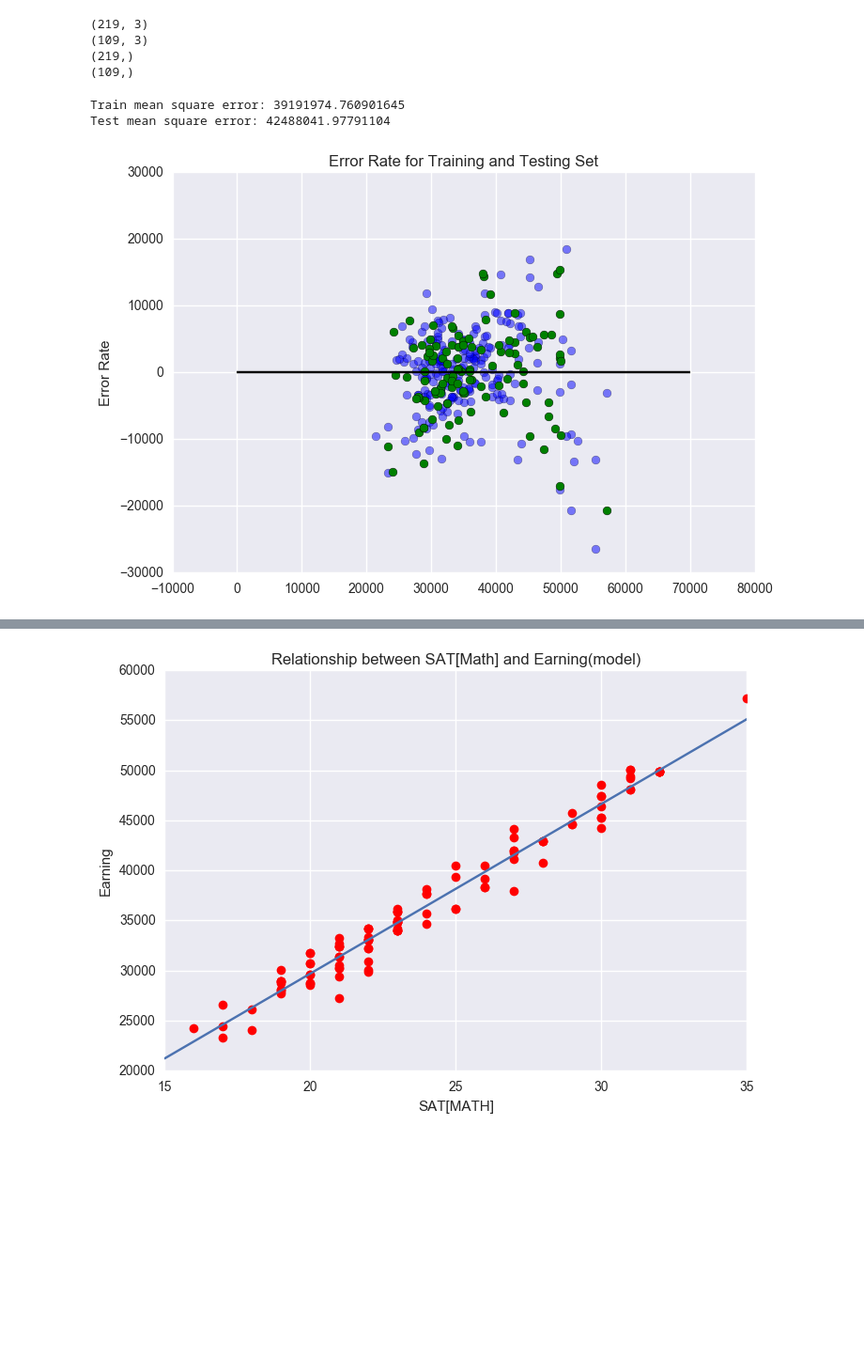
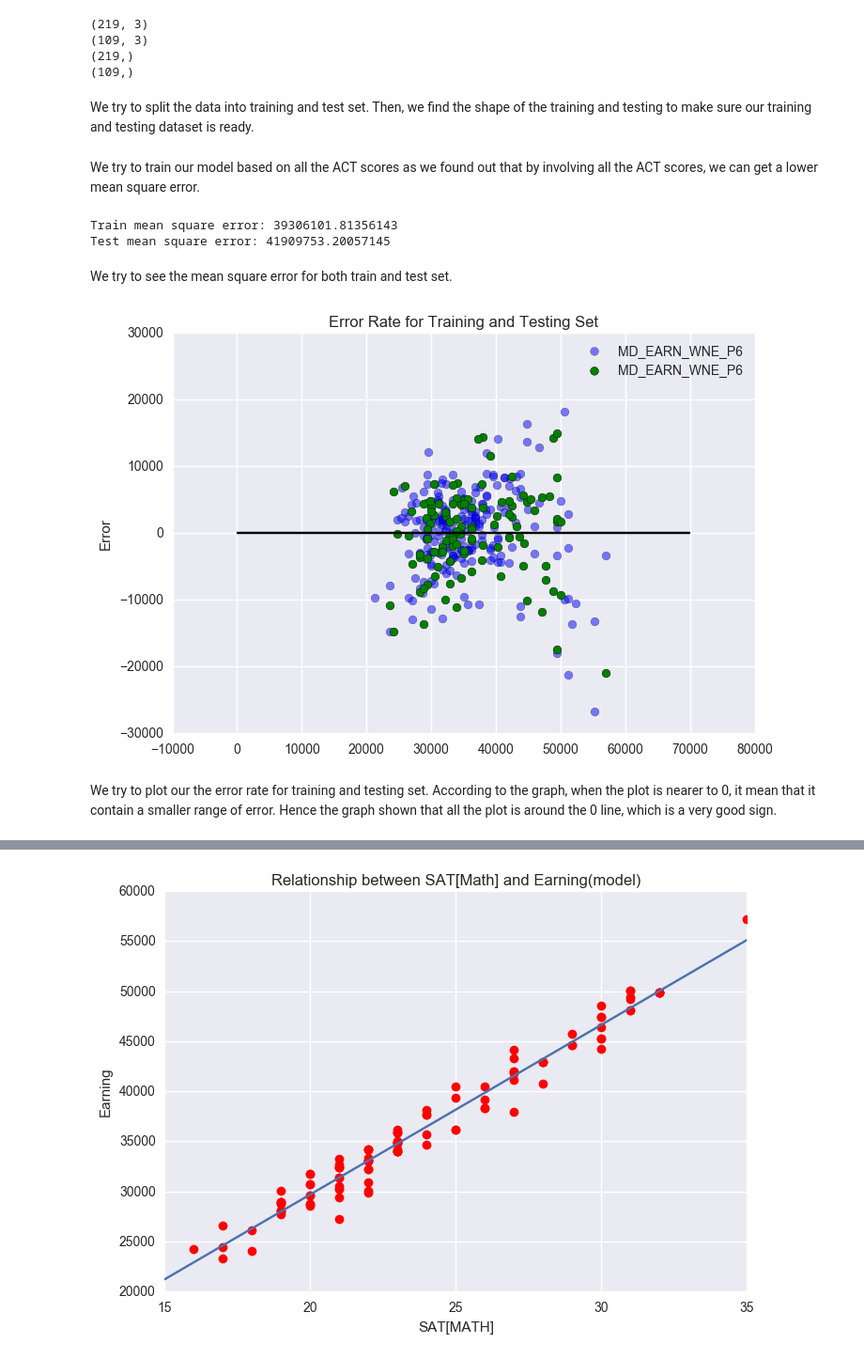
Before and after one commit to DarrylCheng/US-Dept-of-Education-College-Scorecard, a Jupyter notebook: US Dept of Education - College Scorecard.ipynb, the cells around one changed output, grey strips where cells are left out. Shown at 94% size. Cells and saved outputs as stored; diff of their text form; code cells hidden in the pictures; blank space fills up the shorter version.

```diff
--- a/US Dept of Education - College Scorecard.ipynb
+++ b/US Dept of Education - College Scorecard.ipynb
@@ -236,0 +358,3 @@ Over 98% of data from ADM_RATE are NaN values, and the variance is also relative
+# %%
+#Removing the outlier
+df_copy = df_copy[(df_copy["ACTWRMID"] > 0) & (df_copy["ACTWRMID"] <= 36)]
@@ -430,28 +652,37 @@ print(y_test.shape)
 (109, 3)
 (219,)
 (109,)
+# %% [markdown]
+We try to split the data into training and test set. Then, we find the shape of the training and testing to make sure our training and testing dataset is ready.
 # %%
 lm = LinearRegression()
 lm.fit(x_train, y_train)
 pred_train = lm.predict(x_train)
 pred_test = lm.predict(x_test)
+# %% [markdown]
+We try to train our model based on all the ACT scores as we found out that by involving all the ACT scores, we can get a lower mean square error.
 # %%
 print("Train mean square error:", np.mean((y_train - lm.predict(x_train)) ** 2))
 print("Test mean square error:", np.mean((y_test - lm.predict(x_test)) ** 2))
 # %% [output]
-Train mean square error: 39191974.760901645
-Test mean square error: 42488041.97791104
+Train mean square error: 39306101.81356143
+Test mean square error: 41909753.20057145
+# %% [markdown]
+We try to see the mean square error for both train and test set.
 # %%
 plt.scatter(lm.predict(x_train),lm.predict(x_train) - y_train, c='b', s=40, alpha=0.5)
 plt.scatter(lm.predict(x_test),lm.predict(x_test) - y_test, c='g', s=40)
 plt.hlines(y = 0, xmin=0, xmax = 70000)
 plt.title('Error Rate for Training and Testing Set')
-plt.ylabel('Error Rate')
+plt.ylabel('Error')
+plt.legend()
 plt.show()
 
 #most of it scatter around 0, good!
 # %% [output]
-[figure, old version]
+[figure, new version]
+# %% [markdown]
+We try to plot our the error rate for training and testing set. According to the graph, when the plot is nearer to 0, it mean that it contain a smaller range of error. Hence the graph shown that all the plot is around the 0 line, which is a very good sign.
 # %%
 from sklearn import linear_model
 import numpy as np
```
Also changed, not shown: parts of 62 cells of this notebook.
